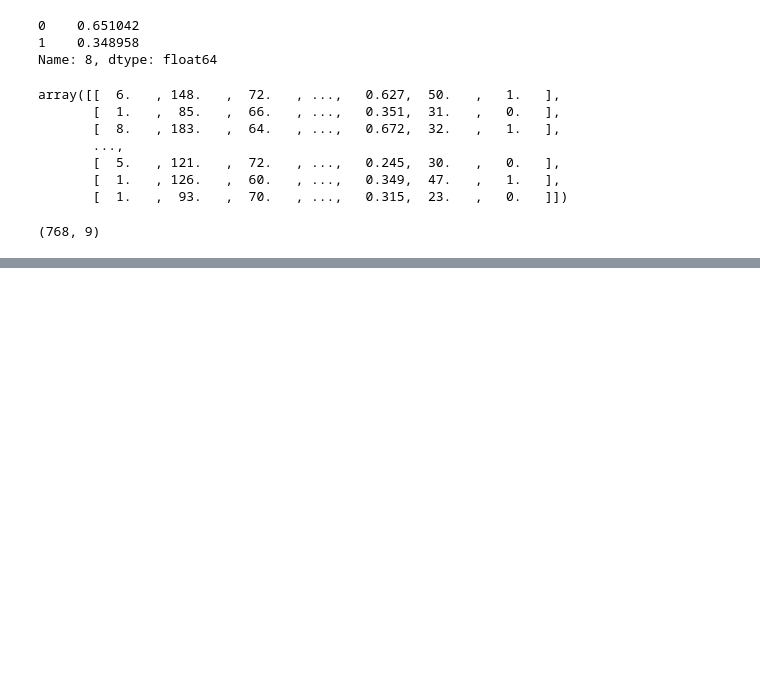
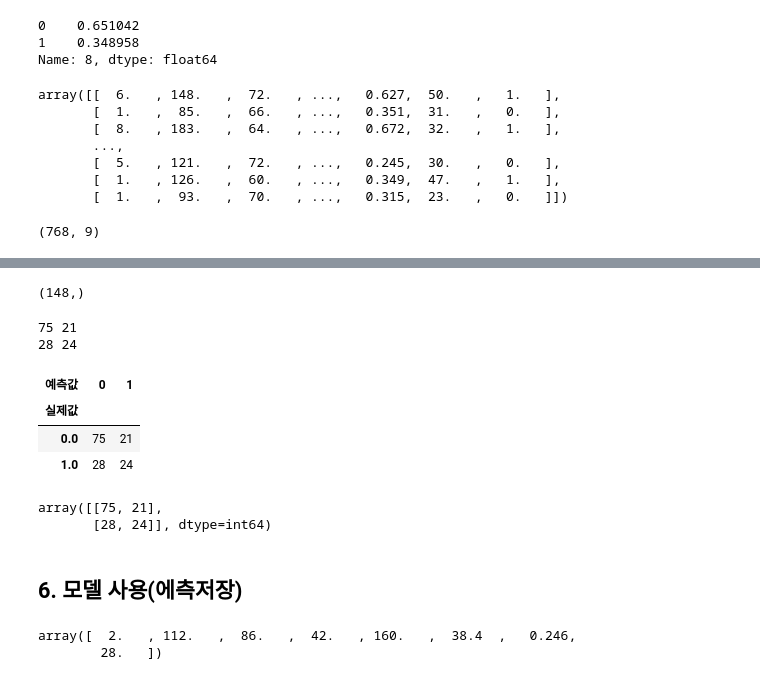
Before and after one commit to hora4444/ai, a Jupyter notebook: source/05_DeepLearning/06_피마인디언당뇨병발병예측(로지스틱회귀분석, 분류분석).ipynb, the cells around one changed output, grey strips where cells are left out. Saved outputs shown, nothing was run; the diff lists cells and outputs as text; code cells hidden in the pictures; blank space fills up the shorter version.

```diff
--- a/source/05_DeepLearning/06_피마인디언당뇨병발병예측(로지스틱회귀분석, 분류분석).ipynb
+++ b/source/05_DeepLearning/06_피마인디언당뇨병발병예측(로지스틱회귀분석, 분류분석).ipynb
@@ -123,0 +200,4 @@ dataset.shape
+# %%
+# 교차표(혼동메트릭스, 성능평가지표) 그리기 : 테스트 셋의 실제값과 예측값
+y_hat = (model.predict(X_test) >= 0.5).astype(int)
+y_test.shape, y_hat.shape # 실제값(1차원), 예측값(2차원)
@@ -123,0 +207,50 @@ dataset.shape
+# %%
+y_hat.reshape(-1).shape
+# %% [output]
+(148,)
+# %%
+TN = 0; FP = 0; FN = 0; TP = 0;
+for y, h in zip(y_test, y_hat.reshape(-1)):
+    #print(y,h)
+    if y==0 and h==0:
+        TN += 1 # TN갯수 하나 증가
+    elif y==0 and h==1:
+        FP += 1
+    elif y==1 and h==0:
+        FN += 1
+    elif y==1 and h==1:
+        TP += 1
+print(TN, FP)
+print(FN, TP)
+# %% [output]
+75 21
+28 24
+# %%
+ctab = pd.crosstab(y_test, y_hat.reshape(-1)) # 값들이 전부 1차원이여야 함
+ctab.index.name = '실제값'
+ctab.columns.name ="예측값"
+ctab
+
+pd.crosstab(y_test, # 실제값
+           y_hat.reshape(-1), # 예측값
+           rownames=['실제값'], #index 이름
+           colnames=['예측값']) #columns이름 : 결과가 데이터 프레임인 교차표
+# %% [output]
+| 예측값 | 0 | 1 |
+| 실제값 |  |  |
+| 0.0 | 75 | 21 |
+| 1.0 | 28 | 24 |
+# %%
+from sklearn.metrics import confusion_matrix
+confusion_matrix(y_test, y_hat) # y_hat.reshape(-1) 둘다 가능
+# 결과가 numpy배열인 혼동행렬
+# %% [output]
+array([[75, 21],
+       [28, 24]], dtype=int64)
+# %% [markdown]
+## 6. 모델 사용(에측저장)
+# %%
+X_test[0]
+# %% [output]
+array([  2.   , 112.   ,  86.   ,  42.   , 160.   ,  38.4  ,   0.246,
+        28.   ])
```
Also changed, not shown: parts of 40 cells of this notebook, 4 other files.
